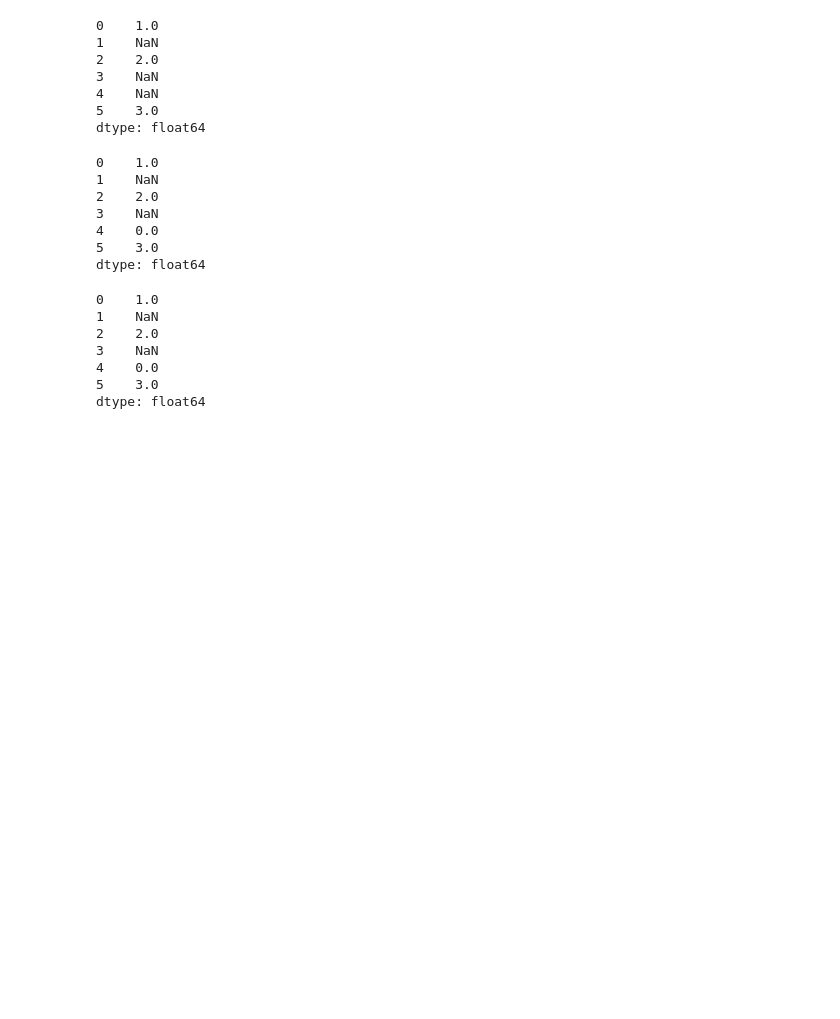
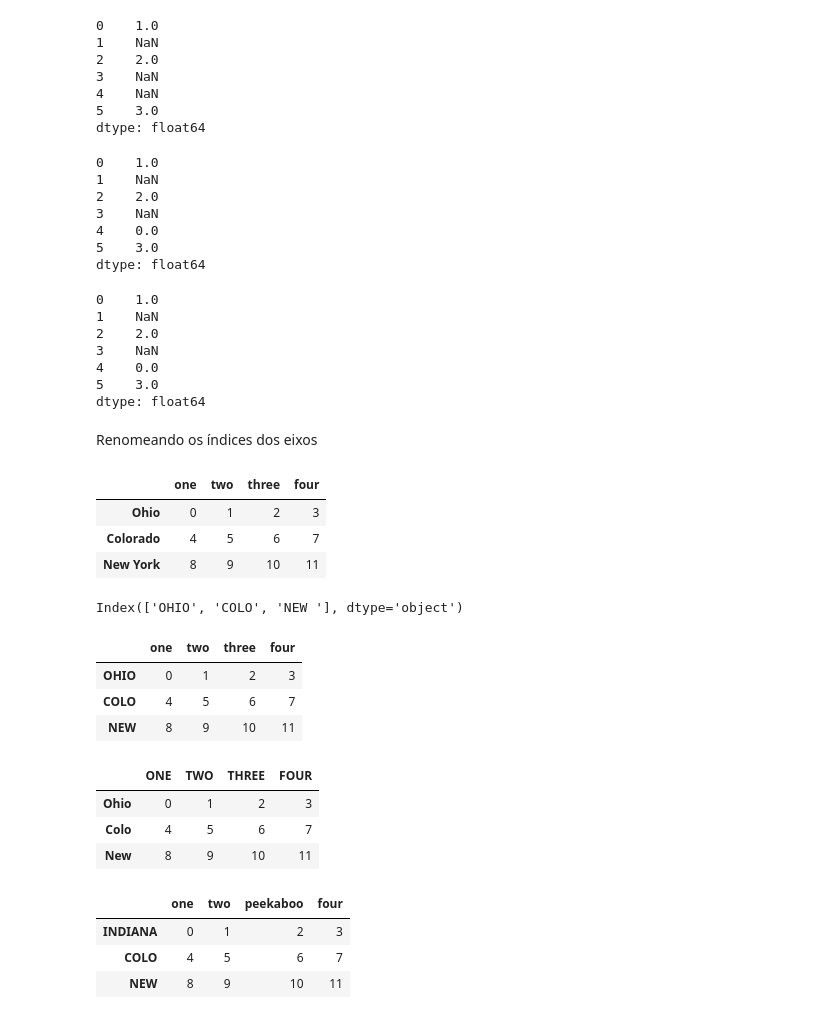
Before and after one commit to valdenio458/livro-python-para-analise-de-dados, a Jupyter notebook: capitulo_7.ipynb, the cells around one changed output. Drawn from its saved outputs; the diff is of its cells as text; code cells hidden in the pictures; blank space fills up the shorter version.

Commit message:
Renomeando os índices dos eixos

```diff
--- a/capitulo_7.ipynb
+++ b/capitulo_7.ipynb
@@ -364,3 +364,16 @@ data.replace({-999 : np.nan, -1000: 0})
 4    0.0
 5    3.0
 dtype: float64
+# %% [markdown]
+Renomeando os índices dos eixos
+# %%
+data = pd.DataFrame(np.arange(12).reshape((3,4)),
+                                          index=['Ohio','Colorado','New York'],
+                                          columns=['one', 'two', 'three','four'])
+# %%
+data
+# %% [output]
+|  | one | two | three | four |
+| Ohio | 0 | 1 | 2 | 3 |
+| Colorado | 4 | 5 | 6 | 7 |
+| New York | 8 | 9 | 10 | 11 |
@@ -366,0 +383,4 @@ dtype: float64
+# %%
+data.index.map(transform)
+# %% [output]
+Index(['OHIO', 'COLO', 'NEW '], dtype='object')
@@ -366,0 +390,26 @@ dtype: float64
+# %%
+data
+# %% [output]
+|  | one | two | three | four |
+| OHIO | 0 | 1 | 2 | 3 |
+| COLO | 4 | 5 | 6 | 7 |
+| NEW | 8 | 9 | 10 | 11 |
+# %%
+# Criando uma versão transformada de um conjunto de dados sem modificar
+# os dados originais, usando o método rename
+data.rename(index=str.title, columns=str.upper)
+# %% [output]
+|  | ONE | TWO | THREE | FOUR |
+| Ohio | 0 | 1 | 2 | 3 |
+| Colo | 4 | 5 | 6 | 7 |
+| New | 8 | 9 | 10 | 11 |
+# %%
+# rename pode ser usado em conjunto com um objeto do tipo dicionário
+# fornecendo novos valores para um subconjunto dos rótulos de um eixo
+data.rename(index={'OHIO': 'INDIANA'},
+            columns={'three': 'peekaboo'})
+# %% [output]
+|  | one | two | peekaboo | four |
+| INDIANA | 0 | 1 | 2 | 3 |
+| COLO | 4 | 5 | 6 | 7 |
+| NEW | 8 | 9 | 10 | 11 |
```
Also changed, not shown: parts of 2 cells of this notebook.
